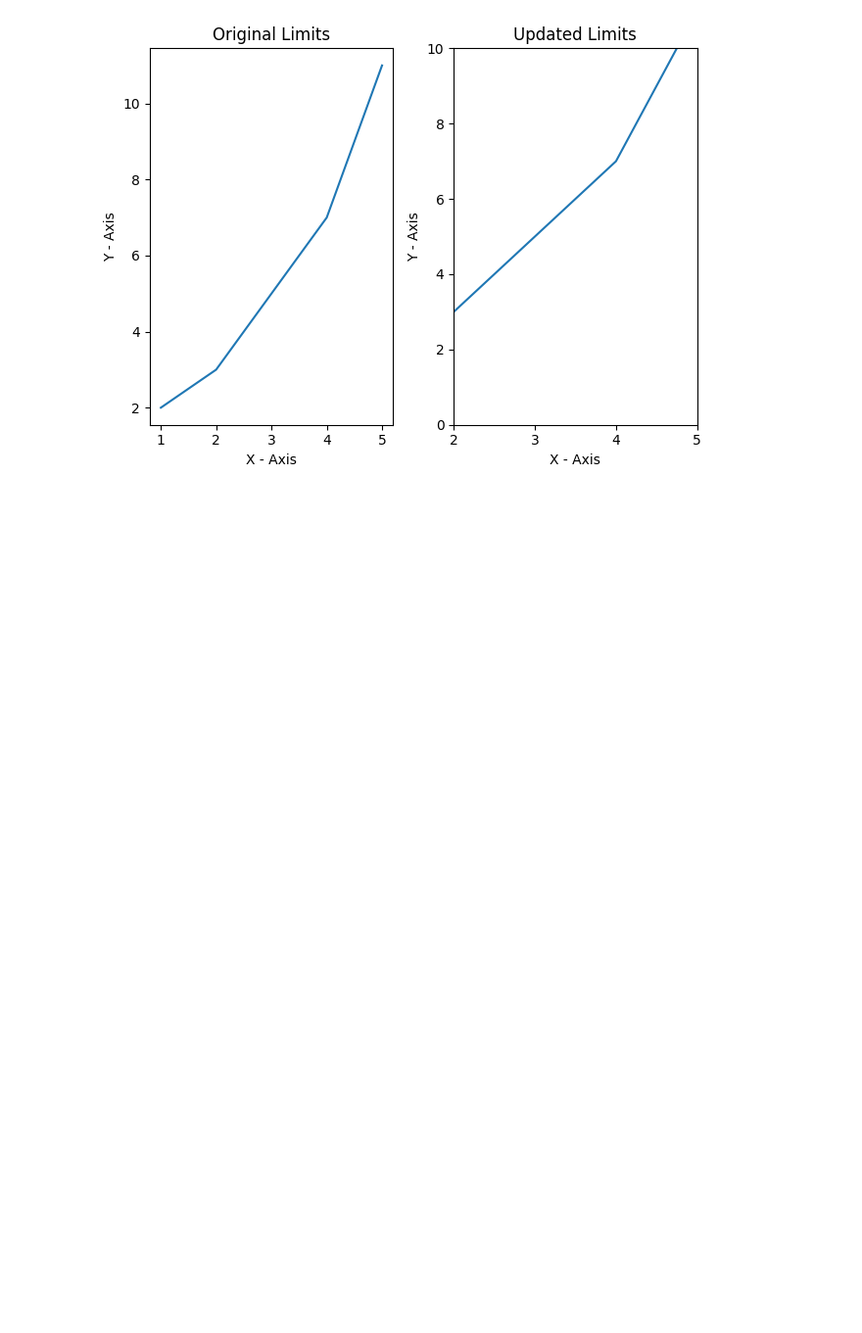
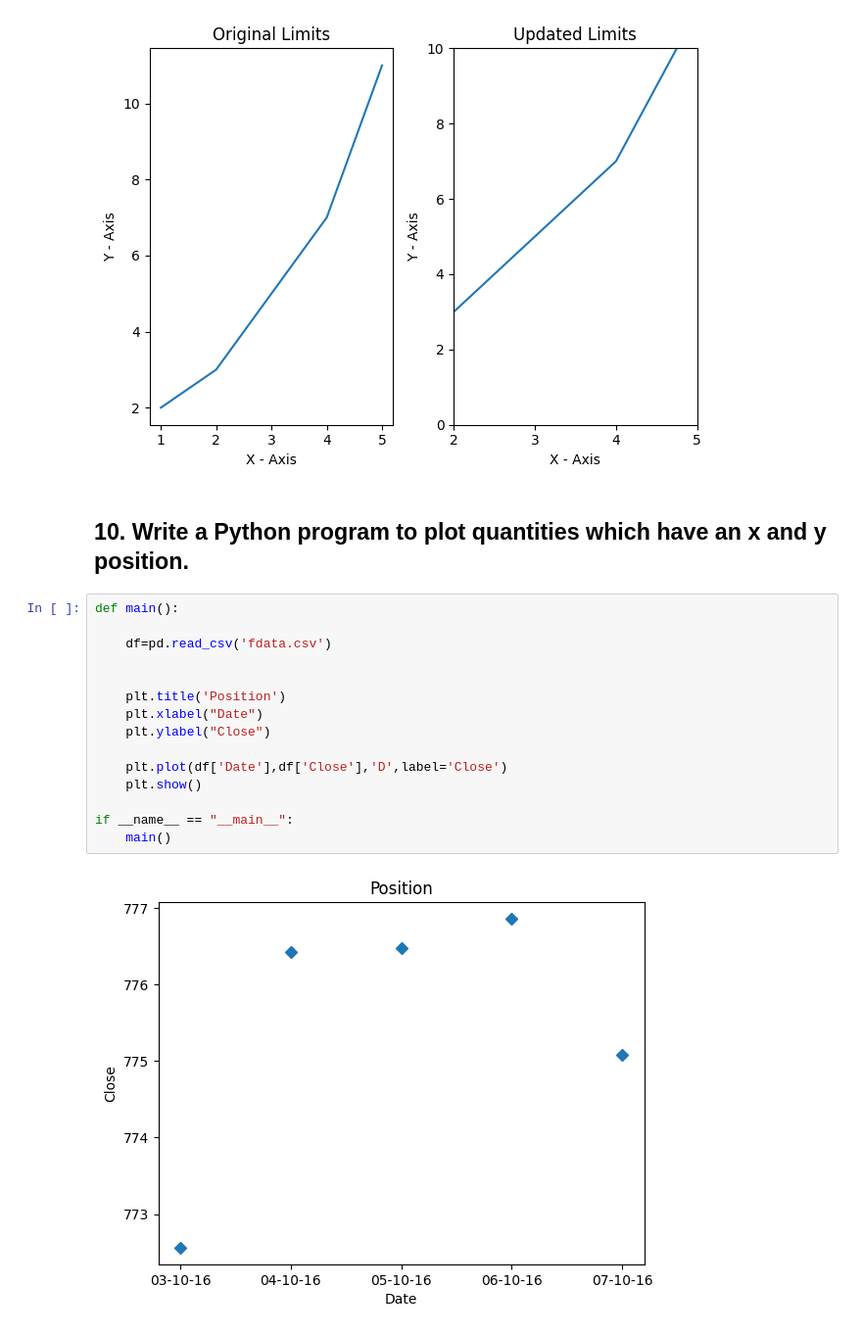
Before and after one commit to Deven5656/Python_Libraries, a Jupyter notebook: Matplotlib_line/line.ipynb, the cells around one changed output. Shown at 98% size. Saved outputs shown, nothing was run; the diff lists cells and outputs as text; blank space fills up the shorter version.

Commit message:
[Deven] Add :Python program to plot quantities which have an x and y position.

```diff
--- a/Matplotlib_line/line.ipynb
+++ b/Matplotlib_line/line.ipynb
@@ -265,3 +265,22 @@ Current Y-axis limits: (np.float64(1.55), np.float64(11.45))
 New X-axis limits: (np.float64(2.0), np.float64(5.0))
 New Y-axis limits: (np.float64(0.0), np.float64(10.0))
 [figure]
+# %% [markdown]
+## 10. Write a Python program to plot quantities which have an x and y position.
+# %%
+def main():
+
+    df=pd.read_csv('fdata.csv')
+
+
+    plt.title('Position')
+    plt.xlabel("Date")
+    plt.ylabel("Close")
+
+    plt.plot(df['Date'],df['Close'],'D',label='Close')
+    plt.show()
+
+if __name__ == "__main__":
+    main()
+# %% [output]
+[figure, added]
```
